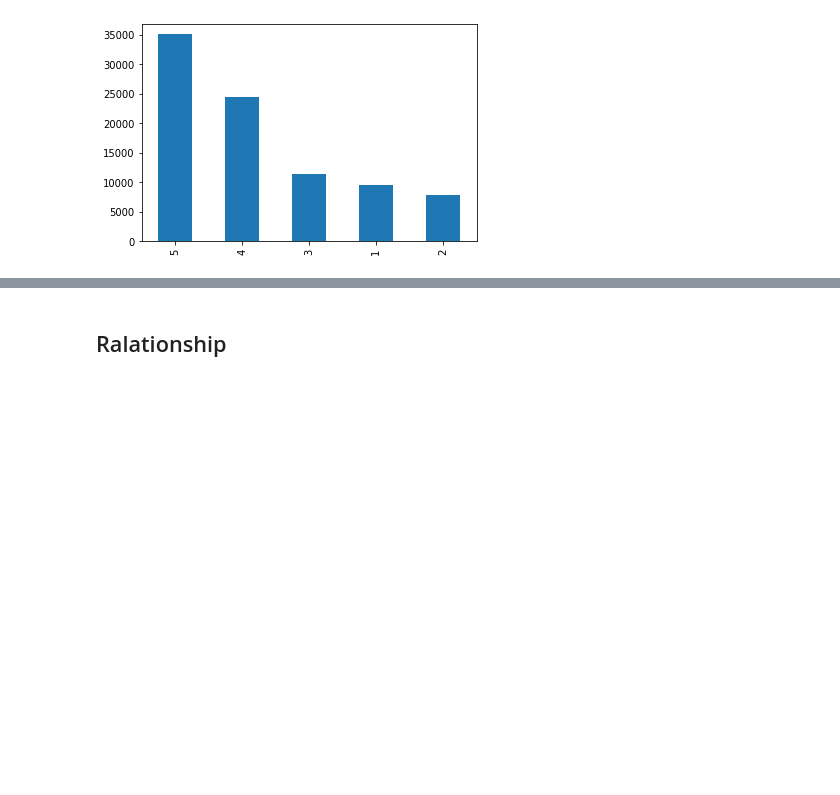
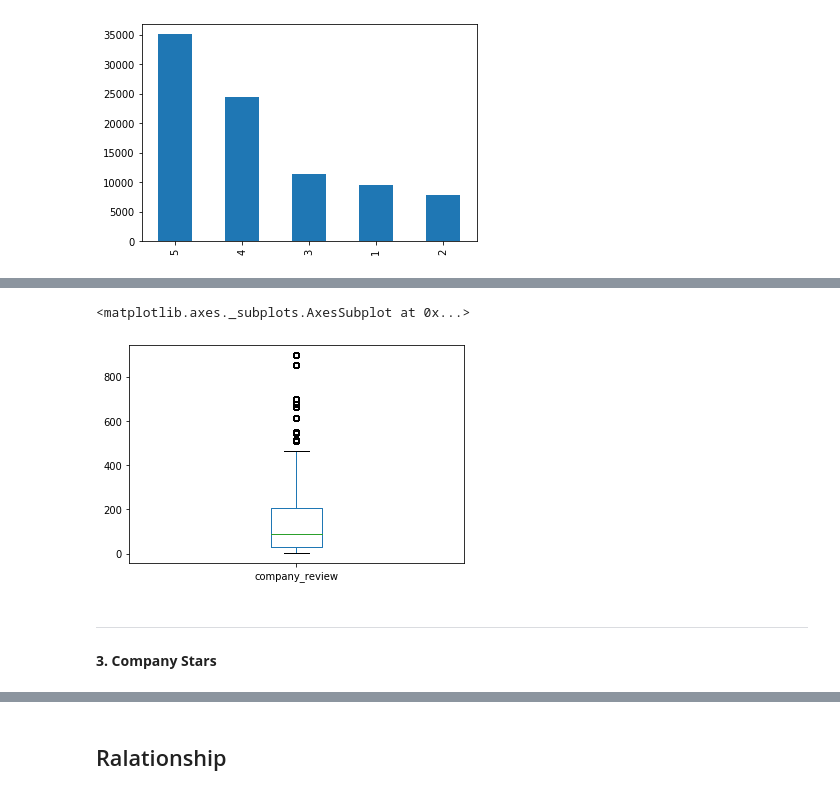
Before and after one commit to pe44enka/Yelp, a Jupyter notebook: DA_Project.ipynb, the cells around one changed output, grey strips where cells are left out. Saved outputs shown, nothing was run; the diff lists cells and outputs as text; code cells hidden in the pictures; blank space fills up the shorter version.

```diff
--- a/DA_Project.ipynb
+++ b/DA_Project.ipynb
@@ -1369,0 +1427,10 @@ rdf.stars.value_counts().plot.bar()
+# %%
+rdf.company_review.plot.box()
+# %% [output]
+<matplotlib.axes._subplots.AxesSubplot at 0x...>
+[figure, added]
+# %% [markdown]
+
+
+---
+**3. Company Stars**
```
Also changed, not shown: parts of 131 cells of this notebook.
